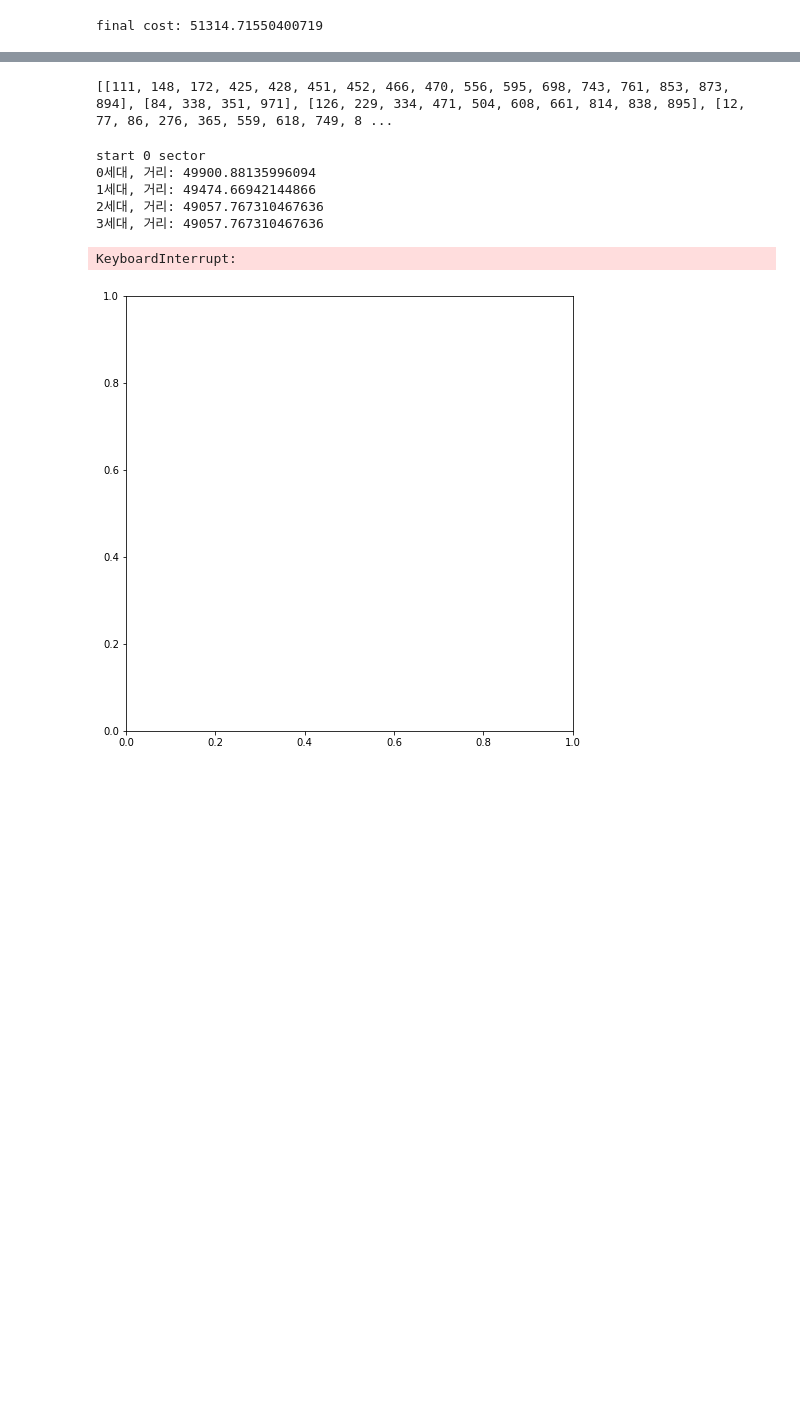
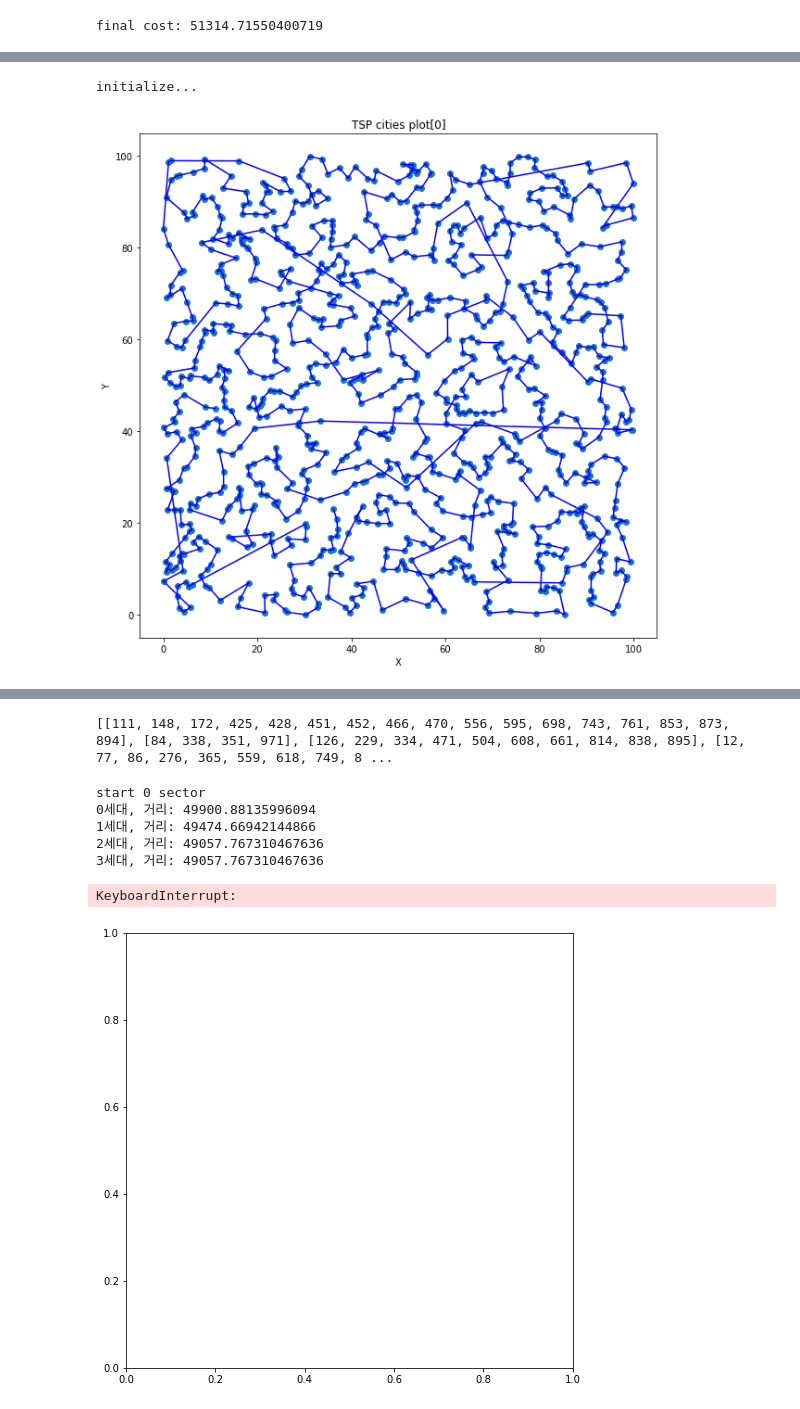
Before and after one commit to Yuris99/Extra, a Jupyter notebook: 과제/Algorithm/assignment4/CodeTest.ipynb, the cells around one changed output, grey strips where cells are left out. Saved outputs shown, nothing was run; the diff lists cells and outputs as text; code cells hidden in the pictures; blank space fills up the shorter version.

```diff
--- a/과제/Algorithm/assignment4/CodeTest.ipynb
+++ b/과제/Algorithm/assignment4/CodeTest.ipynb
@@ -108,0 +153,29 @@ for i in range(ch_num):
+# %%
+ch_num = 100
+
+chrom = []
+chrom_dis = []
+
+print("initialize...")
+for i in range(ch_num):
+    path = allPath.copy()
+    np.random.shuffle(path)
+
+    chrom.append(path)
+    chrom_dis.append(getAllDis(path))
+    #print("init" + str(i))
+# %% [output]
+initialize...
+# %%
+
+plt.figure(figsize=(10,10))
+plt.scatter(df['X'], df['Y'])
+for idx in range(len(chrom[0])-1):
+    plt.plot([float(cities[chrom[0][idx]][0]), float(cities[chrom[0][idx+1]][0])], \
+            [float(cities[chrom[0][idx]][1]), float(cities[chrom[0][idx+1]][1])], color="blue")
+plt.xlabel('X')
+plt.ylabel('Y')
+plt.title('TSP cities plot[0]')
+plt.show()
+# %% [output]
+[figure, added]
```
Also changed, not shown: parts of 18 cells of this notebook, 6 other files.
